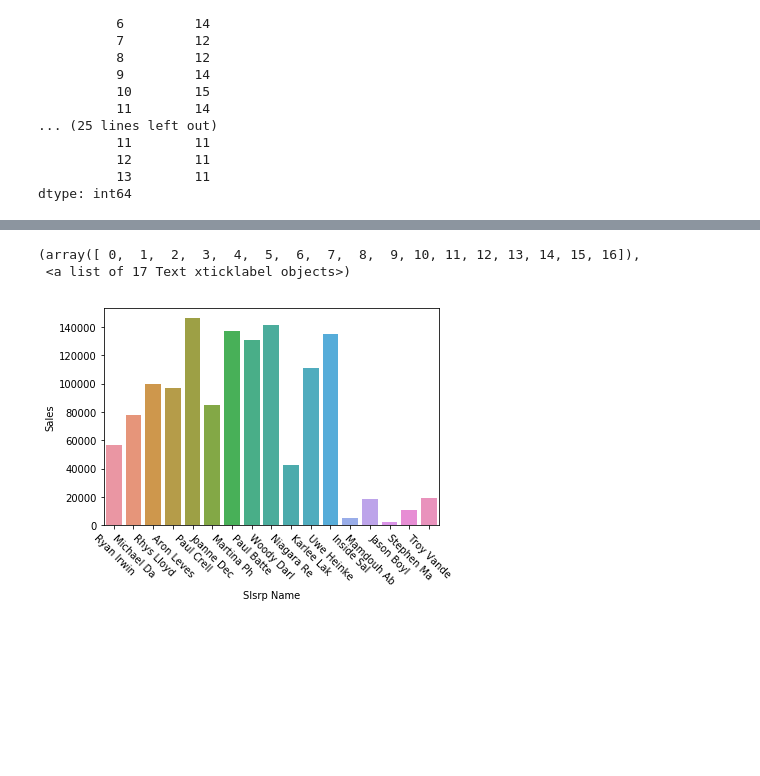
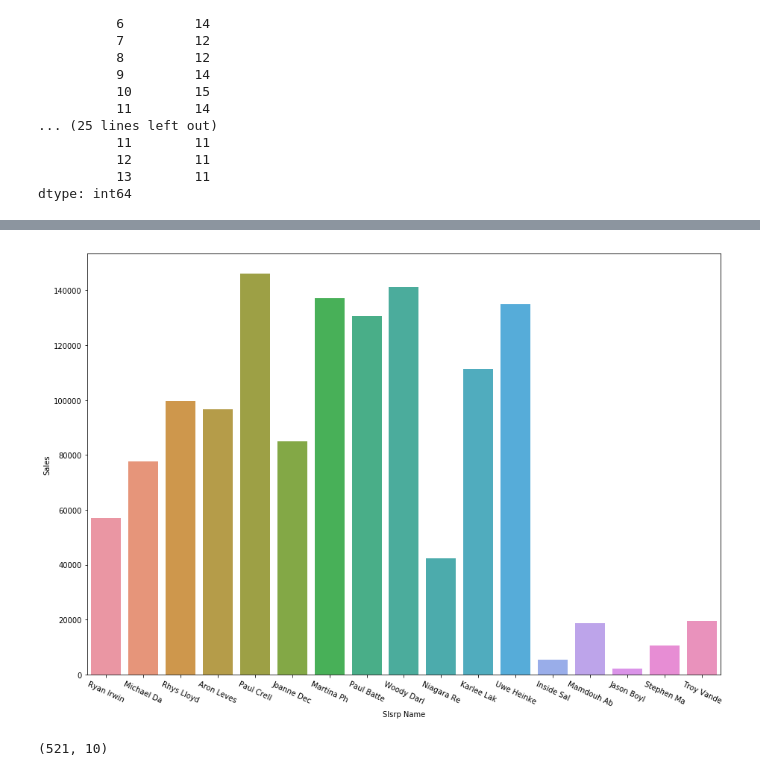
Before and after one commit to adminco/python_data_analysis, a Jupyter notebook: Concatenate_Merge_Join_Module.ipynb, the cells around one changed output, grey strips where cells are left out. Saved outputs shown, nothing was run; the diff lists cells and outputs as text; code cells hidden in the pictures; blank space fills up the shorter version.

```diff
--- a/Concatenate_Merge_Join_Module.ipynb
+++ b/Concatenate_Merge_Join_Module.ipynb
@@ -551,7 +545,11 @@ loc1P1.head()
 # %%
+plt.figure(figsize=(13,9))
 ax = sns.barplot(x="Slsrp Name", y="Sales", data=loc1P1)
-plt.xticks(rotation=-45)
+plt.xticks(rotation=-25)
+plt.tight_layout()
 # %% [output]
-(array([ 0,  1,  2,  3,  4,  5,  6,  7,  8,  9, 10, 11, 12, 13, 14, 15, 16]),
- <a list of 17 Text xticklabel objects>)
-[figure, old version]
+[figure, new version]
+# %%
+newReps.shape
+# %% [output]
+(521, 10)
```
Also changed, not shown: parts of 72 cells of this notebook, 5 other files.
